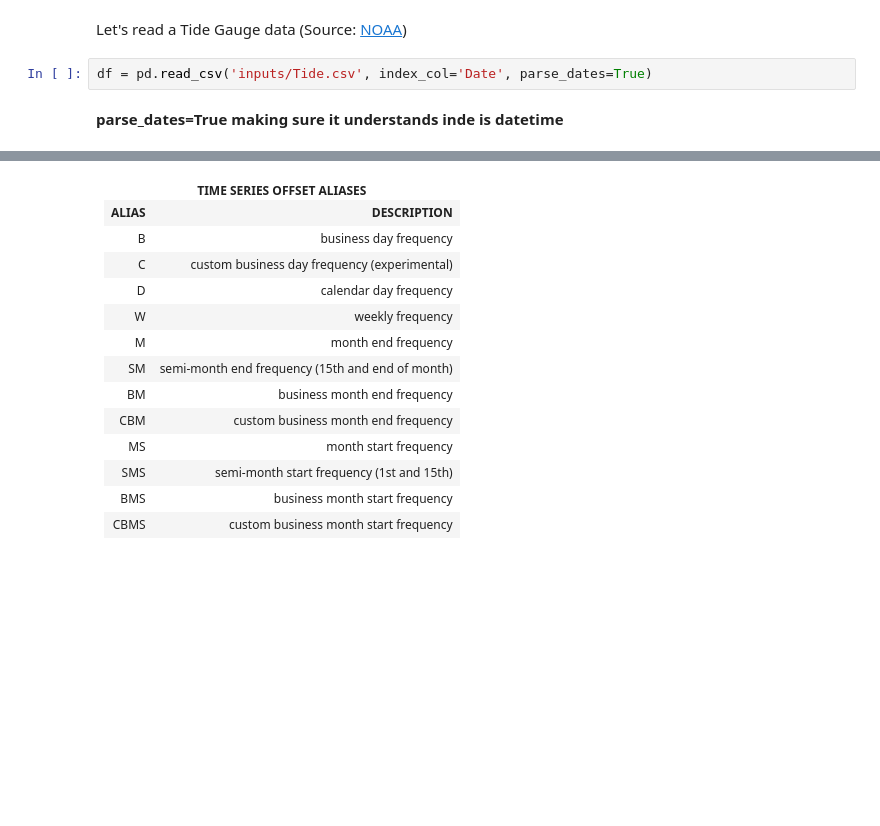
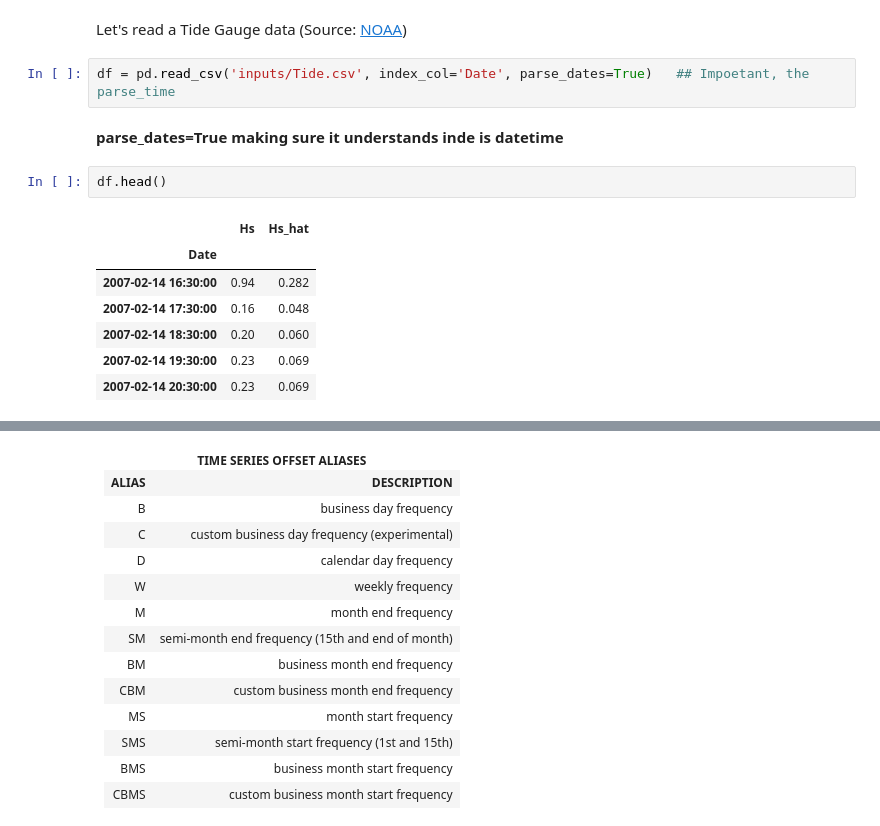
Before and after one commit to ColinWho/forsync, a Jupyter notebook: lectures/lecture02/Extra.ipynb, the cells around one changed output, grey strips where cells are left out. Saved outputs shown, nothing was run; the diff lists cells and outputs as text; blank space fills up the shorter version.

```diff
--- a/lectures/lecture02/Extra.ipynb
+++ b/lectures/lecture02/Extra.ipynb
@@ -331,8 +511,18 @@ The aggregation function is needed because, due to resampling, we need some sort
 # %% [markdown]
 Let's read a Tide Gauge data (Source: [NOAA](https://tidesandcurrents.noaa.gov/map/))
 # %%
-df = pd.read_csv('inputs/Tide.csv', index_col='Date', parse_dates=True)
+df = pd.read_csv('inputs/Tide.csv', index_col='Date', parse_dates=True)   ## Impoetant, the parse_time
 # %% [markdown]
 **parse_dates=True making sure it understands inde is datetime**
+# %%
+df.head()
+# %% [output]
+|  | Hs | Hs_hat |
+| Date |  |  |
+| 2007-02-14 16:30:00 | 0.94 | 0.282 |
+| 2007-02-14 17:30:00 | 0.16 | 0.048 |
+| 2007-02-14 18:30:00 | 0.20 | 0.060 |
+| 2007-02-14 19:30:00 | 0.23 | 0.069 |
+| 2007-02-14 20:30:00 | 0.23 | 0.069 |
 # %%
 df.info()
```
Also changed, not shown: parts of 60 cells of this notebook, 3 other files.
